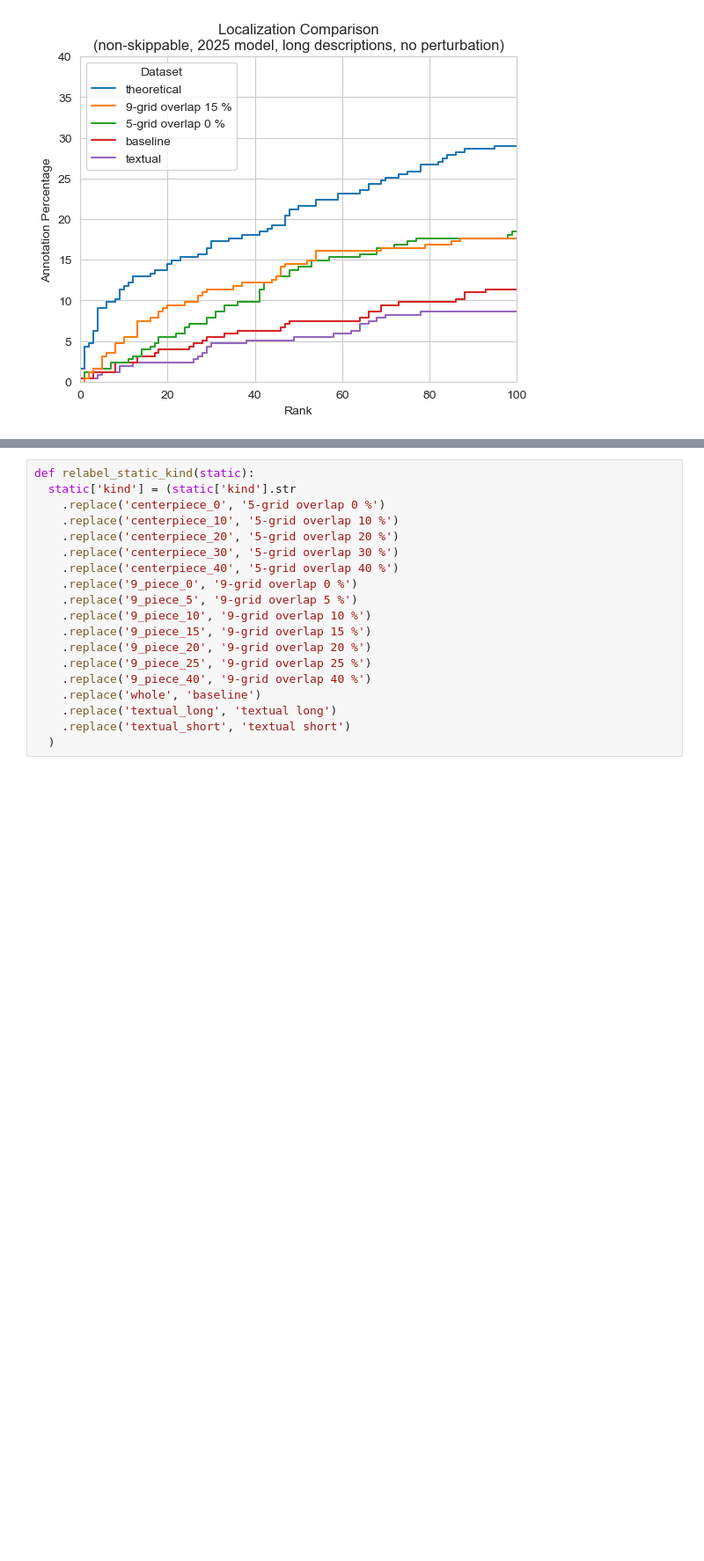
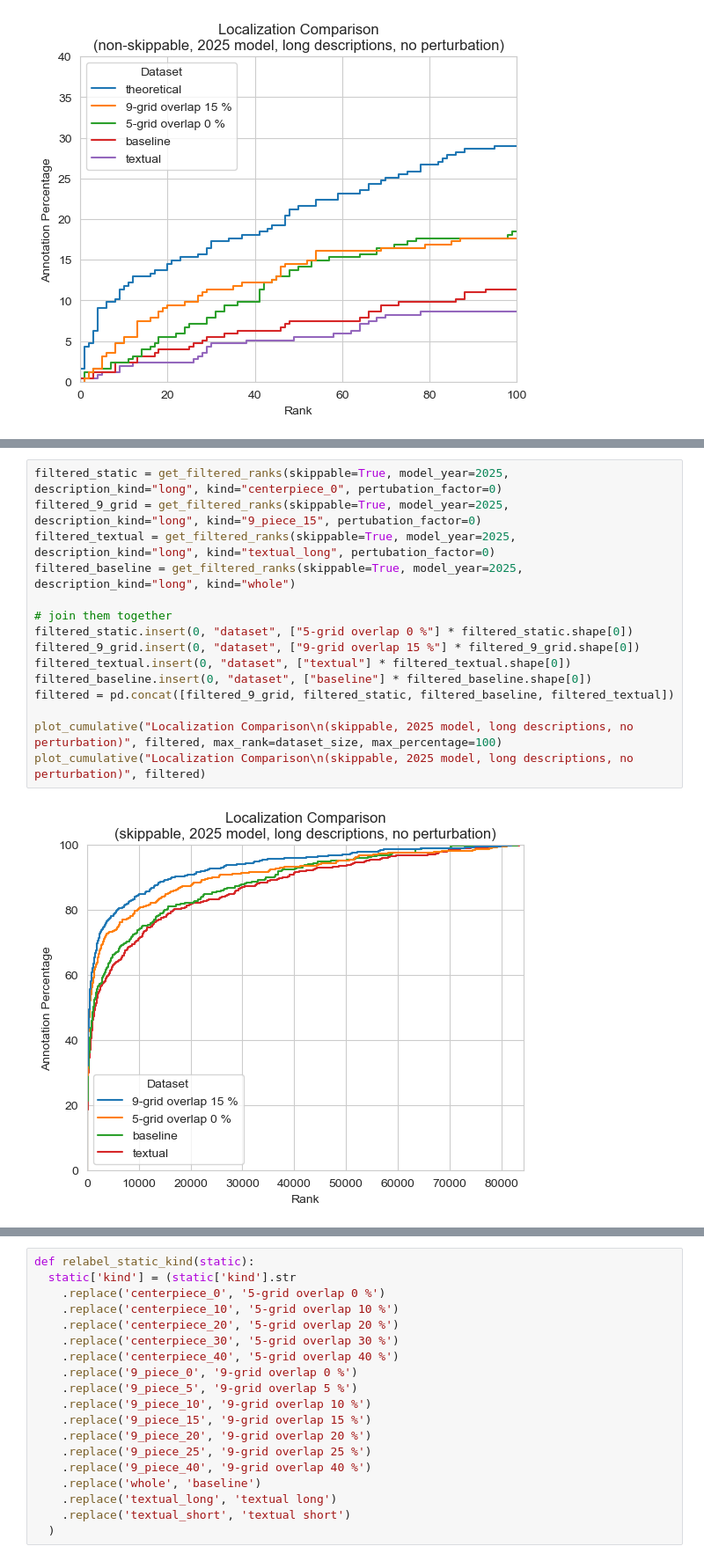
Before and after one commit to eceltov/V3Project, a Jupyter notebook: report.ipynb, the cells around one changed output, grey strips where cells are left out. Shown at 88% size. Cells and saved outputs as stored; diff of their text form; blank space fills up the shorter version.

```diff
--- a/report.ipynb
+++ b/report.ipynb
@@ -652,0 +689,17 @@ plot_cumulative("Localization Comparison\n(skippable, 2025 model, long descripti
+# %%
+filtered_static = get_filtered_ranks(skippable=True, model_year=2025, description_kind="long", kind="centerpiece_0", pertubation_factor=0)
+filtered_9_grid = get_filtered_ranks(skippable=True, model_year=2025, description_kind="long", kind="9_piece_15", pertubation_factor=0)
+filtered_textual = get_filtered_ranks(skippable=True, model_year=2025, description_kind="long", kind="textual_long", pertubation_factor=0)
+filtered_baseline = get_filtered_ranks(skippable=True, model_year=2025, description_kind="long", kind="whole")
+
+# join them together
+filtered_static.insert(0, "dataset", ["5-grid overlap 0 %"] * filtered_static.shape[0])
+filtered_9_grid.insert(0, "dataset", ["9-grid overlap 15 %"] * filtered_9_grid.shape[0])
+filtered_textual.insert(0, "dataset", ["textual"] * filtered_textual.shape[0])
+filtered_baseline.insert(0, "dataset", ["baseline"] * filtered_baseline.shape[0])
+filtered = pd.concat([filtered_9_grid, filtered_static, filtered_baseline, filtered_textual])
+
+plot_cumulative("Localization Comparison\n(skippable, 2025 model, long descriptions, no perturbation)", filtered, max_rank=dataset_size, max_percentage=100)
+plot_cumulative("Localization Comparison\n(skippable, 2025 model, long descriptions, no perturbation)", filtered)
+# %% [output]
+[figure, added]
```
Also changed, not shown: parts of 6 cells of this notebook, 1 other file.
